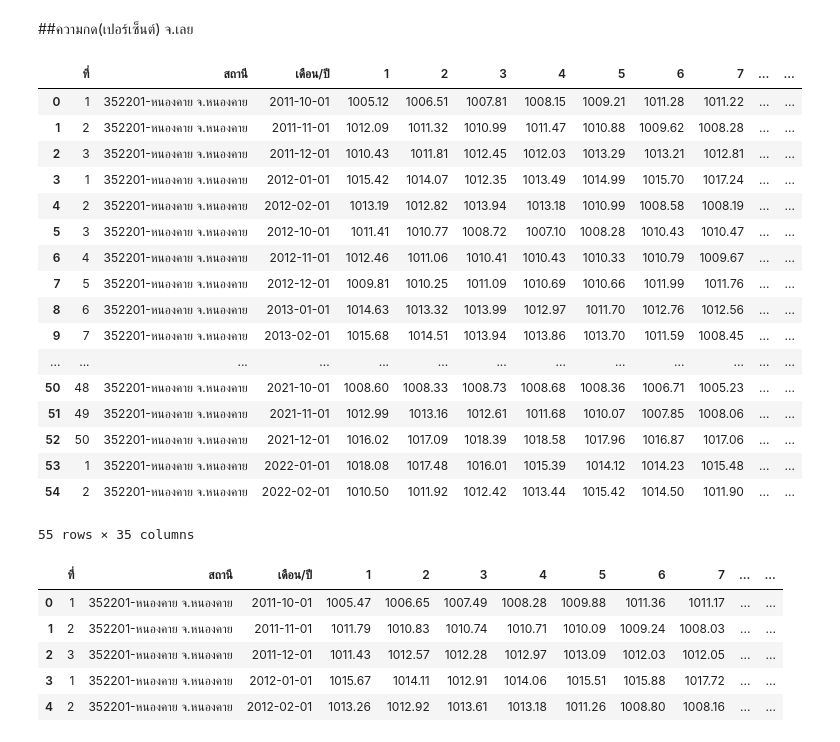
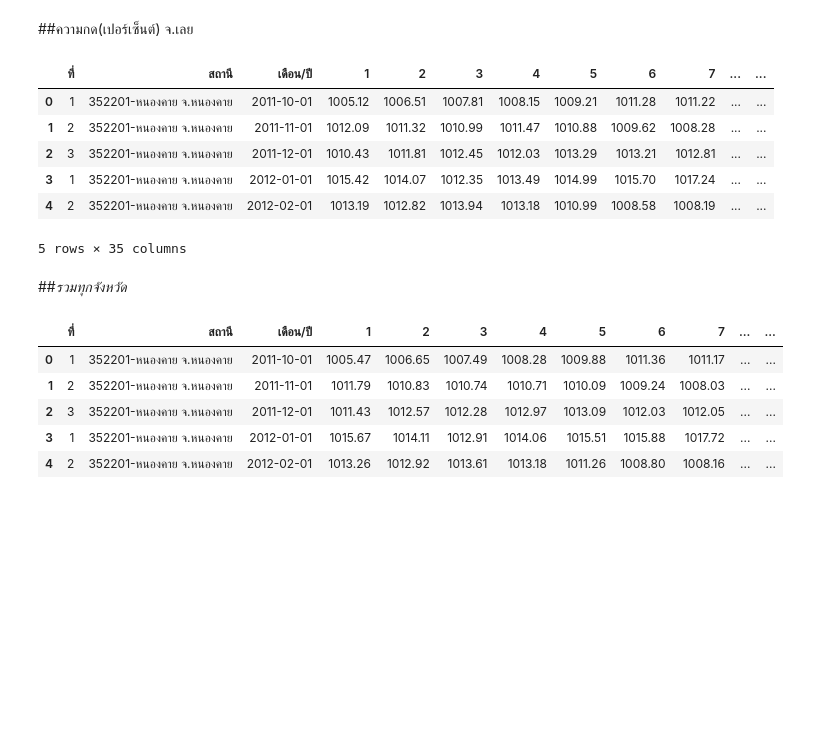
Before and after one commit to Kanchanasud/bsc_dpdm22, a Jupyter notebook: Quiz_Group_5_20_of_Midterm.ipynb, the cells around one changed output. Saved outputs shown, nothing was run; the diff lists cells and outputs as text; code cells hidden in the pictures; blank space fills up the shorter version.

```diff
--- a/Quiz_Group_5_20_of_Midterm.ipynb
+++ b/Quiz_Group_5_20_of_Midterm.ipynb
@@ -119,27 +74,18 @@ press_air_nik
 # %% [markdown]
 ##ความกด(เปอร์เซ็นต์) จ.เลย
 # %%
-press_air_lei = pd.read_excel('/content/drive/MyDrive/bsc_DMPM_data/อุตุ/อุตุ/ความกด(เปอร์เซ็นต์)/จ.เลย.xlsx',sheet_name='Sheet1',skiprows=4).rename(columns={'Unnamed: 0' : 'ที่', 'Unnamed: 1' : 'สถานี', 'Unnamed: 2' : 'เดือน/ปี'})
-press_air_lei
+press_air_lei = pd.read_excel('/content/drive/MyDrive/bsc_DMPM_data/อุตุ/อุตุ/ความกด(เปอร์เซ็นต์)/จ.เลย.xlsx',sheet_name='Sheet1',skiprows=4).rename(columns={'Unnamed: 0' : 'ที่', 'Unnamed: 1' : 'สถานี', 'Unnamed: 2' : 'เดือน/ปี', 'Unnamed: 34' : 'เฉลี่ย'})
+press_air_lei.head()
 # %% [output]
 |  | ที่ | สถานี | เดือน/ปี | 1 | 2 | 3 | 4 | 5 | 6 | 7 | ... | ... |
 | 0 | 1 | 352201-หนองคาย จ.หนองคาย | 2011-10-01 | 1005.12 | 1006.51 | 1007.81 | 1008.15 | 1009.21 | 1011.28 | 1011.22 | ... | ... |
 | 1 | 2 | 352201-หนองคาย จ.หนองคาย | 2011-11-01 | 1012.09 | 1011.32 | 1010.99 | 1011.47 | 1010.88 | 1009.62 | 1008.28 | ... | ... |
 | 2 | 3 | 352201-หนองคาย จ.หนองคาย | 2011-12-01 | 1010.43 | 1011.81 | 1012.45 | 1012.03 | 1013.29 | 1013.21 | 1012.81 | ... | ... |
 | 3 | 1 | 352201-หนองคาย จ.หนองคาย | 2012-01-01 | 1015.42 | 1014.07 | 1012.35 | 1013.49 | 1014.99 | 1015.70 | 1017.24 | ... | ... |
 | 4 | 2 | 352201-หนองคาย จ.หนองคาย | 2012-02-01 | 1013.19 | 1012.82 | 1013.94 | 1013.18 | 1010.99 | 1008.58 | 1008.19 | ... | ... |
-| 5 | 3 | 352201-หนองคาย จ.หนองคาย | 2012-10-01 | 1011.41 | 1010.77 | 1008.72 | 1007.10 | 1008.28 | 1010.43 | 1010.47 | ... | ... |
-| 6 | 4 | 352201-หนองคาย จ.หนองคาย | 2012-11-01 | 1012.46 | 1011.06 | 1010.41 | 1010.43 | 1010.33 | 1010.79 | 1009.67 | ... | ... |
-| 7 | 5 | 352201-หนองคาย จ.หนองคาย | 2012-12-01 | 1009.81 | 1010.25 | 1011.09 | 1010.69 | 1010.66 | 1011.99 | 1011.76 | ... | ... |
-| 8 | 6 | 352201-หนองคาย จ.หนองคาย | 2013-01-01 | 1014.63 | 1013.32 | 1013.99 | 1012.97 | 1011.70 | 1012.76 | 1012.56 | ... | ... |
-| 9 | 7 | 352201-หนองคาย จ.หนองคาย | 2013-02-01 | 1015.68 | 1014.51 | 1013.94 | 1013.86 | 1013.70 | 1011.59 | 1008.45 | ... | ... |
-| ... | ... | ... | ... | ... | ... | ... | ... | ... | ... | ... | ... | ... |
-| 50 | 48 | 352201-หนองคาย จ.หนองคาย | 2021-10-01 | 1008.60 | 1008.33 | 1008.73 | 1008.68 | 1008.36 | 1006.71 | 1005.23 | ... | ... |
-| 51 | 49 | 352201-หนองคาย จ.หนองคาย | 2021-11-01 | 1012.99 | 1013.16 | 1012.61 | 1011.68 | 1010.07 | 1007.85 | 1008.06 | ... | ... |
-| 52 | 50 | 352201-หนองคาย จ.หนองคาย | 2021-12-01 | 1016.02 | 1017.09 | 1018.39 | 1018.58 | 1017.96 | 1016.87 | 1017.06 | ... | ... |
-| 53 | 1 | 352201-หนองคาย จ.หนองคาย | 2022-01-01 | 1018.08 | 1017.48 | 1016.01 | 1015.39 | 1014.12 | 1014.23 | 1015.48 | ... | ... |
-| 54 | 2 | 352201-หนองคาย จ.หนองคาย | 2022-02-01 | 1010.50 | 1011.92 | 1012.42 | 1013.44 | 1015.42 | 1014.50 | 1011.90 | ... | ... |
-55 rows × 35 columns
+5 rows × 35 columns
+# %% [markdown]
+##*รวมทุกจังหวัด*
 # %%
 press=(press_air_kk,press_air_npm,press_air_snk,press_air_nik,press_air_lei)
 press
```
Also changed, not shown: parts of 91 cells of this notebook.
